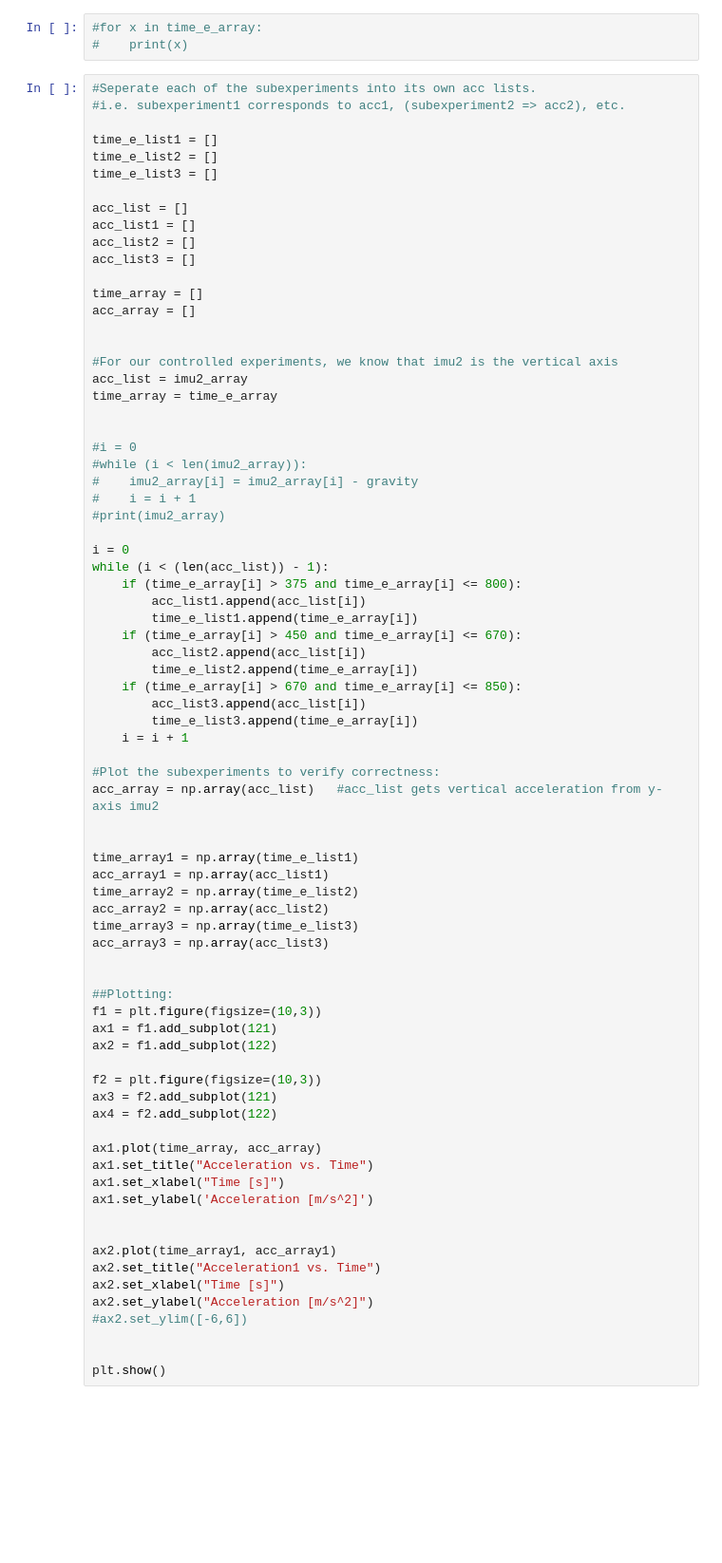
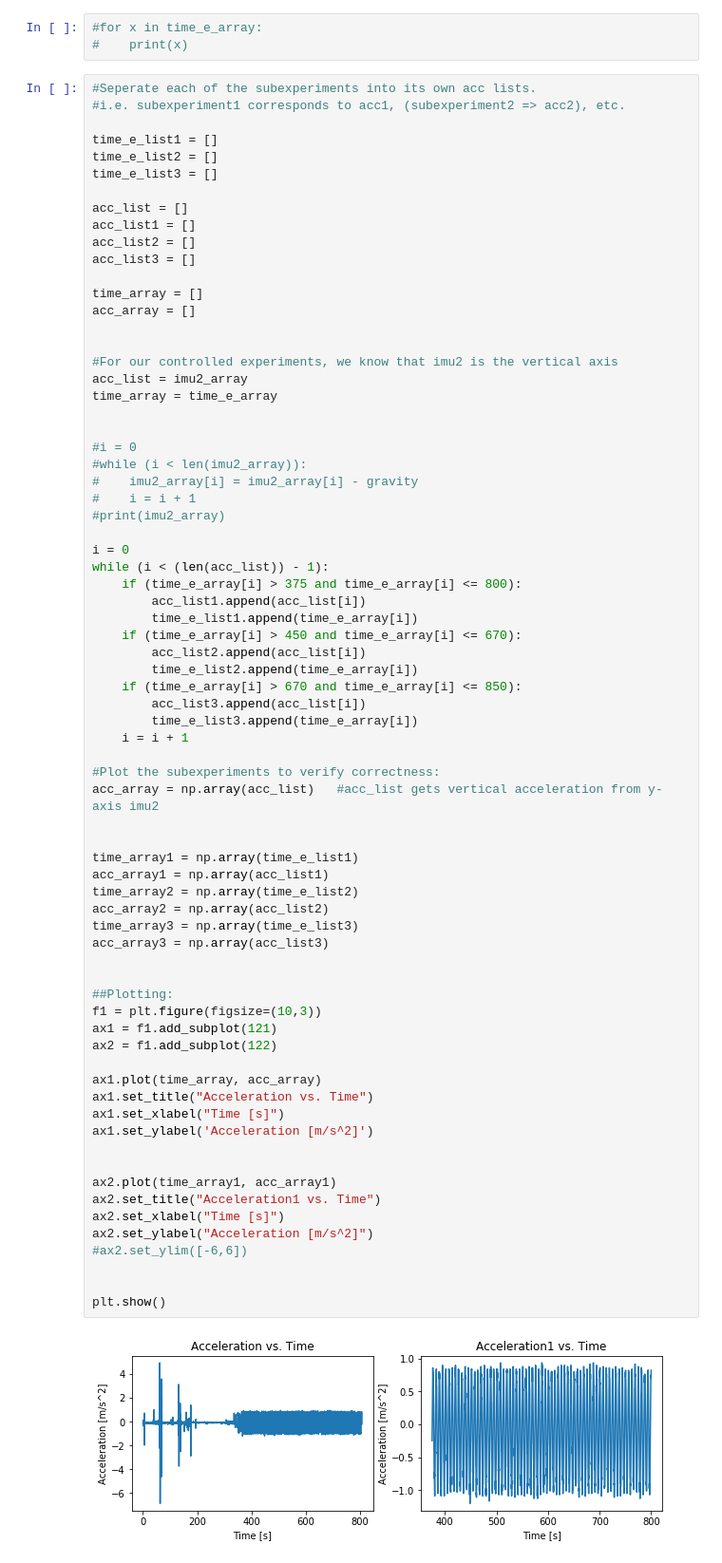
Before and after one commit to SUPScientist/CSE_145_237D_Smartfin, a Jupyter notebook: BuoyCallibratorData_Wave_Train_Analysis.ipynb, the cells around one changed output. Shown at 95% size. Saved outputs shown, nothing was run; the diff lists cells and outputs as text; blank space fills up the shorter version.

```diff
--- a/BuoyCallibratorData_Wave_Train_Analysis.ipynb
+++ b/BuoyCallibratorData_Wave_Train_Analysis.ipynb
@@ -389,35 +430,33 @@ while (i < (len(acc_list)) - 1):
 acc_array = np.array(acc_list)   #acc_list gets vertical acceleration from y-axis imu2
 
 
 time_array1 = np.array(time_e_list1)
 acc_array1 = np.array(acc_list1)
 time_array2 = np.array(time_e_list2)
 acc_array2 = np.array(acc_list2)
 time_array3 = np.array(time_e_list3)
 acc_array3 = np.array(acc_list3)
 
 
 ##Plotting:
 f1 = plt.figure(figsize=(10,3))
 ax1 = f1.add_subplot(121)
 ax2 = f1.add_subplot(122)
 
-f2 = plt.figure(figsize=(10,3))
-ax3 = f2.add_subplot(121)
-ax4 = f2.add_subplot(122)
-
 ax1.plot(time_array, acc_array)
 ax1.set_title("Acceleration vs. Time")
 ax1.set_xlabel("Time [s]")
 ax1.set_ylabel('Acceleration [m/s^2]')
 
 
 ax2.plot(time_array1, acc_array1)
 ax2.set_title("Acceleration1 vs. Time")
 ax2.set_xlabel("Time [s]")
 ax2.set_ylabel("Acceleration [m/s^2]")
 #ax2.set_ylim([-6,6])
 
 
 plt.show()
+# %% [output]
+[figure, added]
 # %% [markdown]
```
Also changed, not shown: parts of 22 cells of this notebook.
